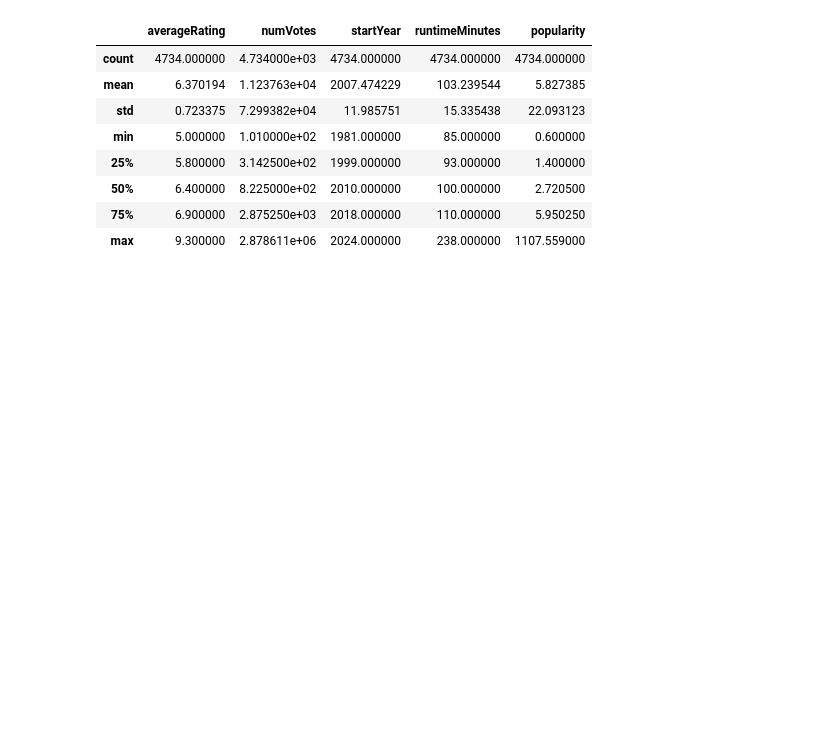
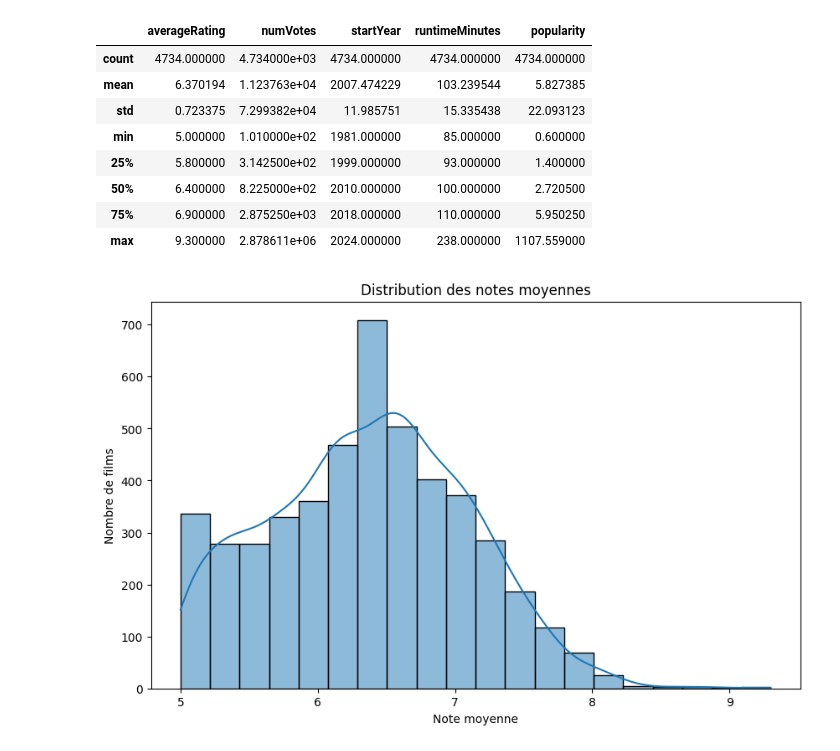
Before and after one commit to Patrick-NII/Projet-Data-IA, a Jupyter notebook: Merged_all_tables/merged_all_tables.ipynb, the cells around one changed output. Cells and saved outputs as stored; diff of their text form; code cells hidden in the pictures; blank space fills up the shorter version.

```diff
--- a/Merged_all_tables/merged_all_tables.ipynb
+++ b/Merged_all_tables/merged_all_tables.ipynb
@@ -59,3 +46,13 @@ df_merged.describe()
 | 50% | 6.400000 | 8.225000e+02 | 2010.000000 | 100.000000 | 2.720500 |
 | 75% | 6.900000 | 2.875250e+03 | 2018.000000 | 110.000000 | 5.950250 |
 | max | 9.300000 | 2.878611e+06 | 2024.000000 | 238.000000 | 1107.559000 |
+# %%
+# Moyenne des notes
+plt.figure(figsize=(10, 6))
+sns.histplot(df_merged['averageRating'], bins=20, kde=True)
+plt.title('Distribution des notes moyennes')
+plt.xlabel('Note moyenne')
+plt.ylabel('Nombre de films')
+plt.show()
+# %% [output]
+[figure, added]
```
Also changed, not shown: parts of 10 cells of this notebook.
